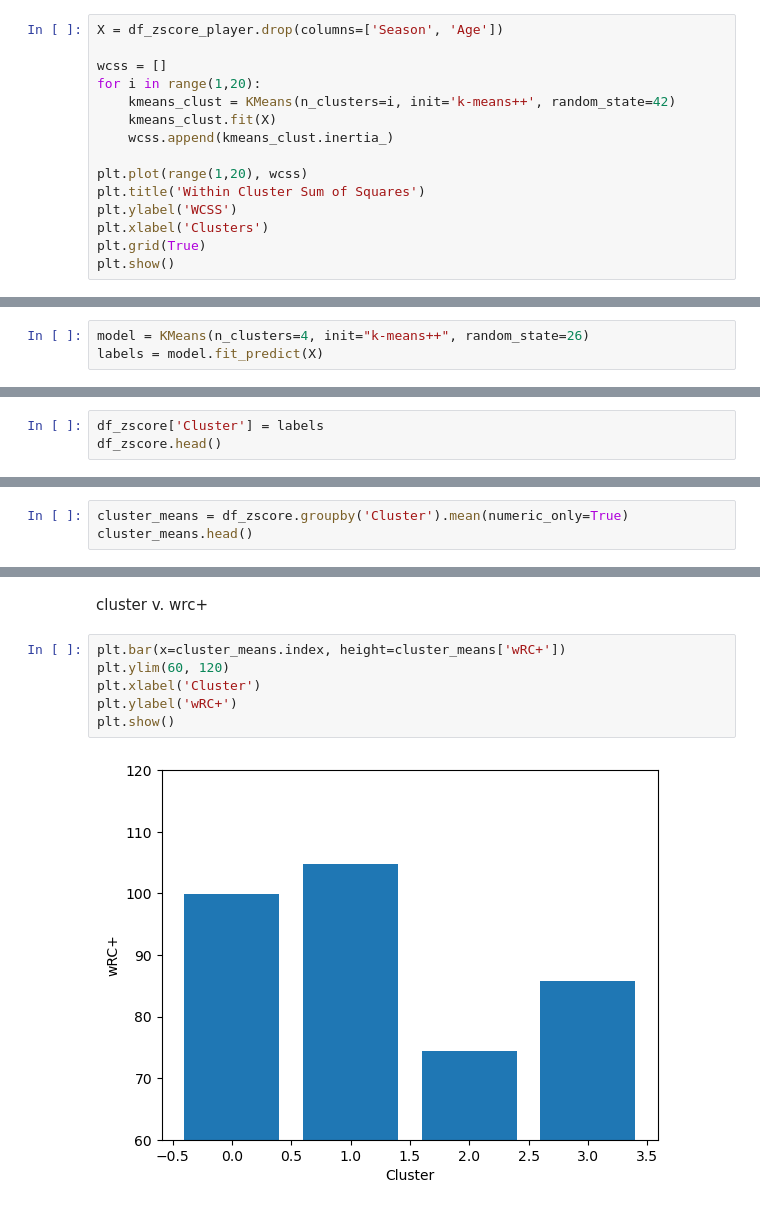
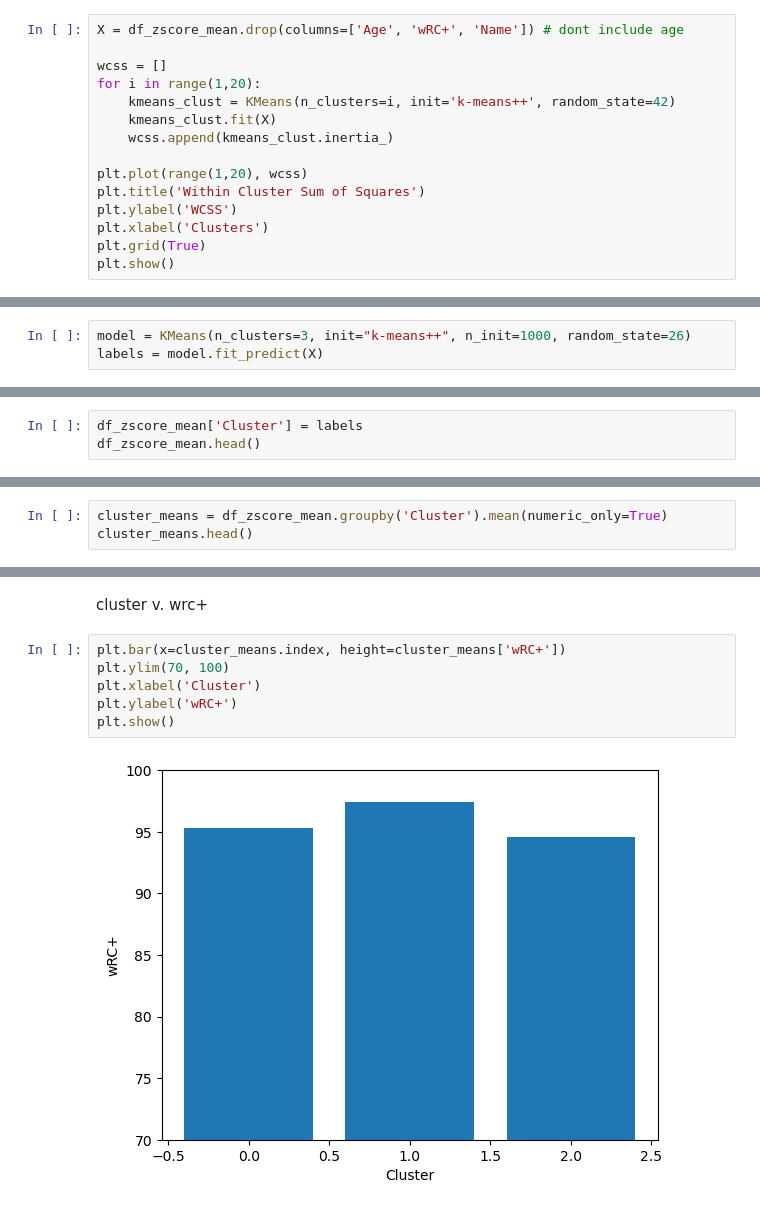
Before and after one commit to daltonlowery26/DIPS, a Jupyter notebook: models/aging_models/age_cluster.ipynb, the cells around one changed output, grey strips where cells are left out. Cells and saved outputs as stored; diff of their text form.

Commit message:
make models not consider age cause I am going to apply aging curves to players. all updates with and around it

```diff
--- a/models/aging_models/age_cluster.ipynb
+++ b/models/aging_models/age_cluster.ipynb
@@ -134,7 +153,7 @@ df_zscore_player = df_zscore_player.groupby('Name').mean()
 # %% [markdown]
 Amount of Clusters
 # %%
-X = df_zscore_player.drop(columns=['Season', 'Age'])
+X = df_zscore_mean.drop(columns=['Age', 'wRC+', 'Name']) # dont include age
 
 wcss = []
 for i in range(1,20):
@@ -153,11 +172,11 @@ plt.show()
 # %% [markdown]
 Player Clusters
 # %%
-model = KMeans(n_clusters=4, init="k-means++", random_state=26)
+model = KMeans(n_clusters=3, init="k-means++", n_init=1000, random_state=26)
 labels = model.fit_predict(X)
 # %% [markdown]
 add to df_zscore
 # %%
-df_zscore['Cluster'] = labels
-df_zscore.head()
+df_zscore_mean['Cluster'] = labels
+df_zscore_mean.head()
 # %% [output]
@@ -174,4 +191,4 @@ wrc by cluster
 # %%
-cluster_means = df_zscore.groupby('Cluster').mean(numeric_only=True)
+cluster_means = df_zscore_mean.groupby('Cluster').mean(numeric_only=True)
 cluster_means.head()
 # %% [output]
@@ -185,9 +215,9 @@ cluster_means.head()
 cluster v. wrc+
 # %%
 plt.bar(x=cluster_means.index, height=cluster_means['wRC+'])
-plt.ylim(60, 120)
+plt.ylim(70, 100)
 plt.xlabel('Cluster')
 plt.ylabel('wRC+')
 plt.show()
 # %% [output]
-[figure, old version]
+[figure, new version]
```
Also changed, not shown: parts of 23 cells of this notebook, 10 other files.
